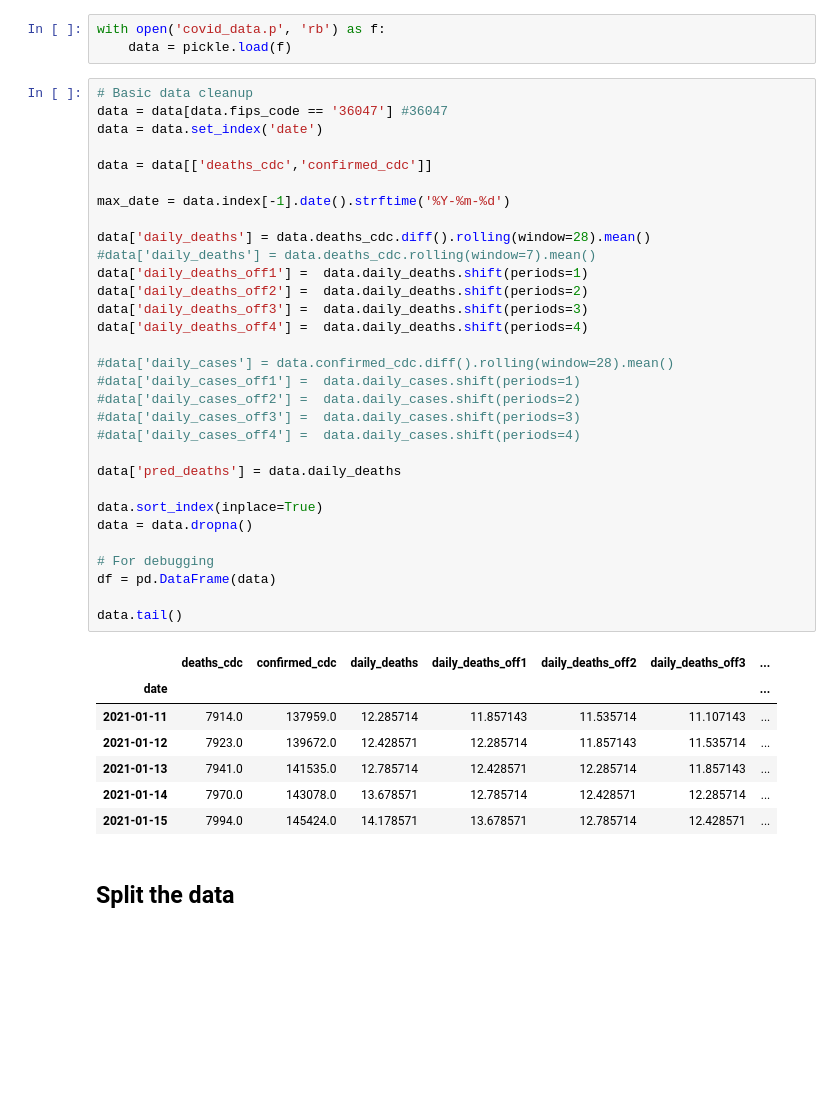
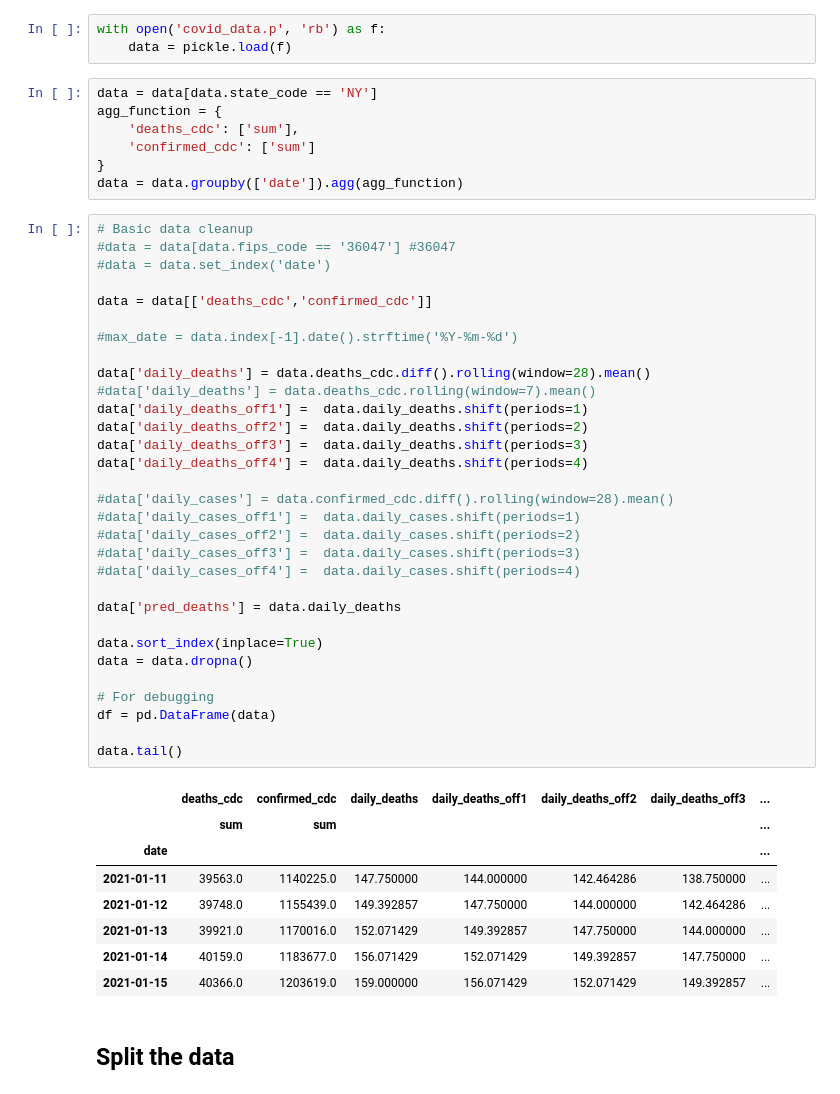
Before and after one commit to JaaLynch/covid, a Jupyter notebook: cov_ts_xgb.ipynb, the cells around one changed output. Saved outputs shown, nothing was run; the diff lists cells and outputs as text; blank space fills up the shorter version.

```diff
--- a/cov_ts_xgb.ipynb
+++ b/cov_ts_xgb.ipynb
@@ -15,45 +15,53 @@ from sklearn.metrics import mean_squared_error, mean_absolute_error
 # %%
 with open('covid_data.p', 'rb') as f:
     data = pickle.load(f)
+# %%
+data = data[data.state_code == 'NY']
+agg_function = {
+    'deaths_cdc': ['sum'],
+    'confirmed_cdc': ['sum']
+}
+data = data.groupby(['date']).agg(agg_function)
 # %%
 # Basic data cleanup
-data = data[data.fips_code == '36047'] #36047
-data = data.set_index('date')
+#data = data[data.fips_code == '36047'] #36047
+#data = data.set_index('date')
 
 data = data[['deaths_cdc','confirmed_cdc']]
 
-max_date = data.index[-1].date().strftime('%Y-%m-%d')
+#max_date = data.index[-1].date().strftime('%Y-%m-%d')
 
 data['daily_deaths'] = data.deaths_cdc.diff().rolling(window=28).mean()
 #data['daily_deaths'] = data.deaths_cdc.rolling(window=7).mean()
 data['daily_deaths_off1'] =  data.daily_deaths.shift(periods=1)
 data['daily_deaths_off2'] =  data.daily_deaths.shift(periods=2)
 data['daily_deaths_off3'] =  data.daily_deaths.shift(periods=3)
 data['daily_deaths_off4'] =  data.daily_deaths.shift(periods=4)
 
 #data['daily_cases'] = data.confirmed_cdc.diff().rolling(window=28).mean()
 #data['daily_cases_off1'] =  data.daily_cases.shift(periods=1)
 #data['daily_cases_off2'] =  data.daily_cases.shift(periods=2)
 #data['daily_cases_off3'] =  data.daily_cases.shift(periods=3)
 #data['daily_cases_off4'] =  data.daily_cases.shift(periods=4)
 
 data['pred_deaths'] = data.daily_deaths
 
 data.sort_index(inplace=True)
 data = data.dropna()
 
 # For debugging
 df = pd.DataFrame(data)
 
 data.tail()
 # %% [output]
 |  | deaths_cdc | confirmed_cdc | daily_deaths | daily_deaths_off1 | daily_deaths_off2 | daily_deaths_off3 | ... |
+|  | sum | sum |  |  |  |  | ... |
 | date |  |  |  |  |  |  | ... |
-| 2021-01-11 | 7914.0 | 137959.0 | 12.285714 | 11.857143 | 11.535714 | 11.107143 | ... |
-| 2021-01-12 | 7923.0 | 139672.0 | 12.428571 | 12.285714 | 11.857143 | 11.535714 | ... |
-| 2021-01-13 | 7941.0 | 141535.0 | 12.785714 | 12.428571 | 12.285714 | 11.857143 | ... |
-| 2021-01-14 | 7970.0 | 143078.0 | 13.678571 | 12.785714 | 12.428571 | 12.285714 | ... |
-| 2021-01-15 | 7994.0 | 145424.0 | 14.178571 | 13.678571 | 12.785714 | 12.428571 | ... |
+| 2021-01-11 | 39563.0 | 1140225.0 | 147.750000 | 144.000000 | 142.464286 | 138.750000 | ... |
+| 2021-01-12 | 39748.0 | 1155439.0 | 149.392857 | 147.750000 | 144.000000 | 142.464286 | ... |
+| 2021-01-13 | 39921.0 | 1170016.0 | 152.071429 | 149.392857 | 147.750000 | 144.000000 | ... |
+| 2021-01-14 | 40159.0 | 1183677.0 | 156.071429 | 152.071429 | 149.392857 | 147.750000 | ... |
+| 2021-01-15 | 40366.0 | 1203619.0 | 159.000000 | 156.071429 | 152.071429 | 149.392857 | ... |
 # %% [markdown]
 ## Split the data
 # %%
```
Also changed, not shown: parts of 11 cells of this notebook, 3 other files.
